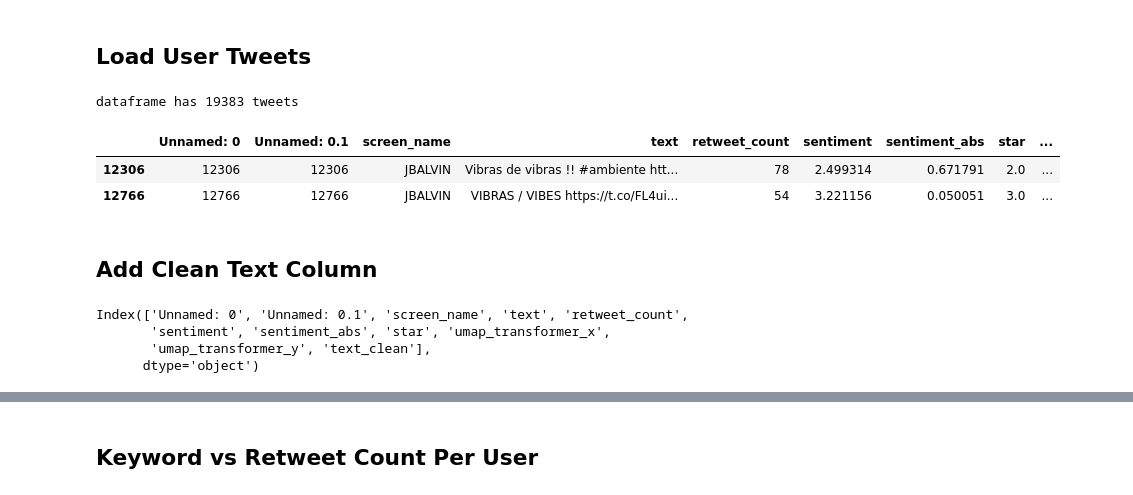
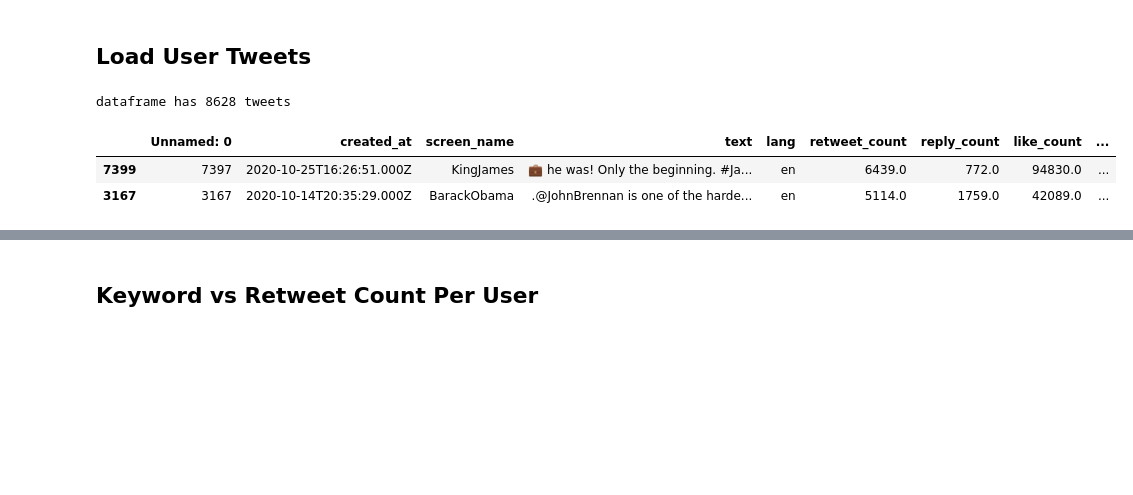
Before and after one commit to zlisto/social_media_analytics, a Jupyter notebook: Lecture15_TwitterAnalysis.ipynb, the cells around one changed output, grey strips where cells are left out. Cells and saved outputs as stored; diff of their text form; code cells hidden in the pictures; blank space fills up the shorter version.

```diff
--- a/Lecture15_TwitterAnalysis.ipynb
+++ b/Lecture15_TwitterAnalysis.ipynb
@@ -99,14 +99,12 @@ This section will show some analysis you can do on a set of tweets obtained from
 # %% [markdown]
 ## Load User Tweets
 # %%
-df = pd.read_csv("data/lec_06_tweets_sentiment_embedding.csv")
+df = pd.read_csv("data/lec_08_tweets_sentiment.csv")
 ntweets = len(df)
 print(f"dataframe has {ntweets} tweets")
 df.sample(n=2)
 # %% [output]
-dataframe has 19383 tweets
+dataframe has 8628 tweets
-|  | Unnamed: 0 | Unnamed: 0.1 | screen_name | text | retweet_count | sentiment | sentiment_abs | star | ... |
-| 12306 | 12306 | 12306 | JBALVIN | Vibras de vibras !! #ambiente htt... | 78 | 2.499314 | 0.671791 | 2.0 | ... |
-| 12766 | 12766 | 12766 | JBALVIN | VIBRAS / VIBES https://t.co/FL4ui... | 54 | 3.221156 | 0.050051 | 3.0 | ... |
+|  | Unnamed: 0 | created_at | screen_name | text | lang | retweet_count | reply_count | like_count | ... |
+| 7399 | 7397 | 2020-10-25T16:26:51.000Z | KingJames | 💼 he was! Only the beginning. #Ja... | en | 6439.0 | 772.0 | 94830.0 | ... |
+| 3167 | 3167 | 2020-10-14T20:35:29.000Z | BarackObama | .@JohnBrennan is one of the harde... | en | 5114.0 | 1759.0 | 42089.0 | ... |
-# %% [markdown]
-## Add Clean Text Column
@@ -116,7 +110,0 @@ df = df[df.text_clean.str.len() >0]  #remove cleaned tweets of lenght 0
-# %%
-df.columns
-# %% [output]
-Index(['Unnamed: 0', 'Unnamed: 0.1', 'screen_name', 'text', 'retweet_count',
-       'sentiment', 'sentiment_abs', 'star', 'umap_transformer_x',
-       'umap_transformer_y', 'text_clean'],
-      dtype='object')
```
Also changed, not shown: parts of 10 cells of this notebook.
